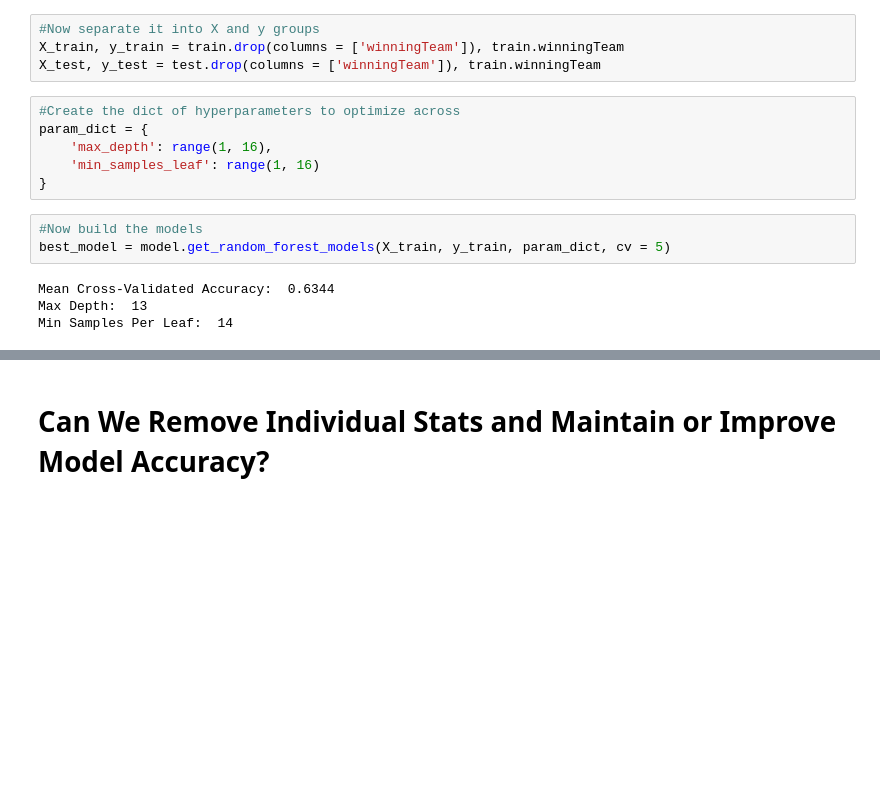
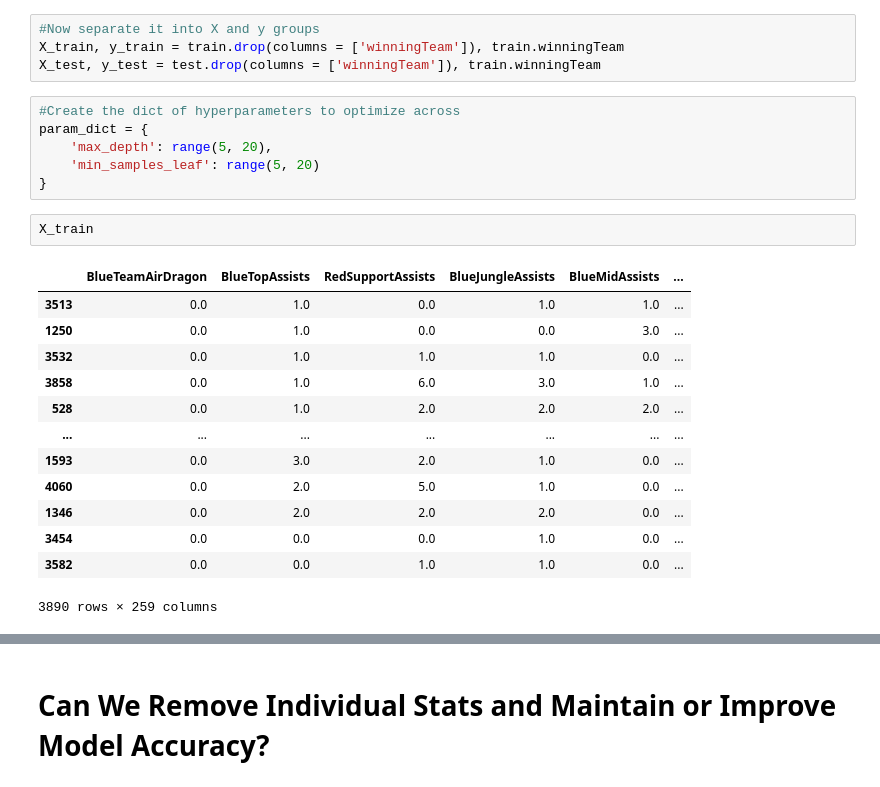
Before and after one commit to codeup-germain/Esports-Analysis, a Jupyter notebook: jared/model_new_data.ipynb, the cells around one changed output, grey strips where cells are left out. Saved outputs shown, nothing was run; the diff lists cells and outputs as text; blank space fills up the shorter version.

```diff
--- a/jared/model_new_data.ipynb
+++ b/jared/model_new_data.ipynb
@@ -73,13 +82,22 @@ X_test, y_test = test.drop(columns = ['winningTeam']), train.winningTeam
 # %%
 #Create the dict of hyperparameters to optimize across
 param_dict = {
-    'max_depth': range(1, 16),
-    'min_samples_leaf': range(1, 16)
+    'max_depth': range(5, 20),
+    'min_samples_leaf': range(5, 20)
 }
-# %%
-#Now build the models
-best_model = model.get_random_forest_models(X_train, y_train, param_dict, cv = 5)
-# %% [output]
-Mean Cross-Validated Accuracy:  0.6344
-Max Depth:  13
-Min Samples Per Leaf:  14
+# %%
+X_train
+# %% [output]
+|  | BlueTeamAirDragon | BlueTopAssists | RedSupportAssists | BlueJungleAssists | BlueMidAssists | ... |
+| 3513 | 0.0 | 1.0 | 0.0 | 1.0 | 1.0 | ... |
+| 1250 | 0.0 | 1.0 | 0.0 | 0.0 | 3.0 | ... |
+| 3532 | 0.0 | 1.0 | 1.0 | 1.0 | 0.0 | ... |
+| 3858 | 0.0 | 1.0 | 6.0 | 3.0 | 1.0 | ... |
+| 528 | 0.0 | 1.0 | 2.0 | 2.0 | 2.0 | ... |
+| ... | ... | ... | ... | ... | ... | ... |
+| 1593 | 0.0 | 3.0 | 2.0 | 1.0 | 0.0 | ... |
+| 4060 | 0.0 | 2.0 | 5.0 | 1.0 | 0.0 | ... |
+| 1346 | 0.0 | 2.0 | 2.0 | 2.0 | 0.0 | ... |
+| 3454 | 0.0 | 0.0 | 0.0 | 1.0 | 0.0 | ... |
+| 3582 | 0.0 | 0.0 | 1.0 | 1.0 | 0.0 | ... |
+3890 rows × 259 columns
```
Also changed, not shown: parts of 12 cells of this notebook, 5 other files.
